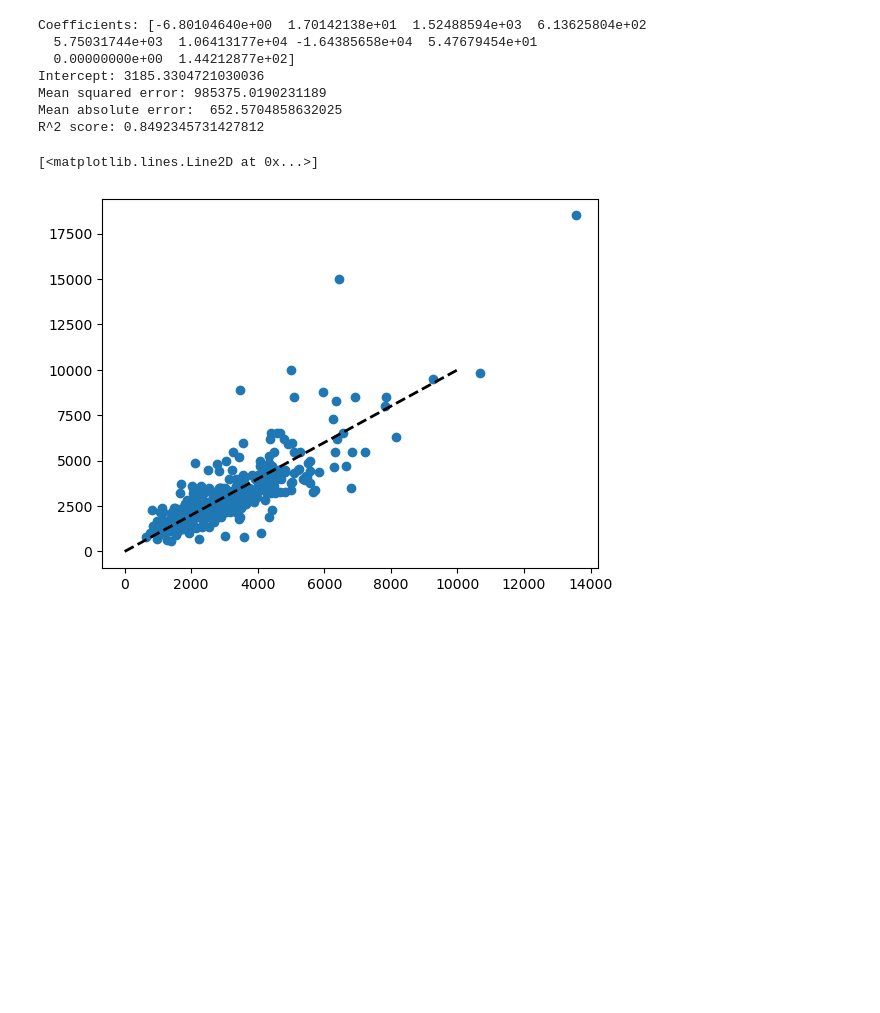
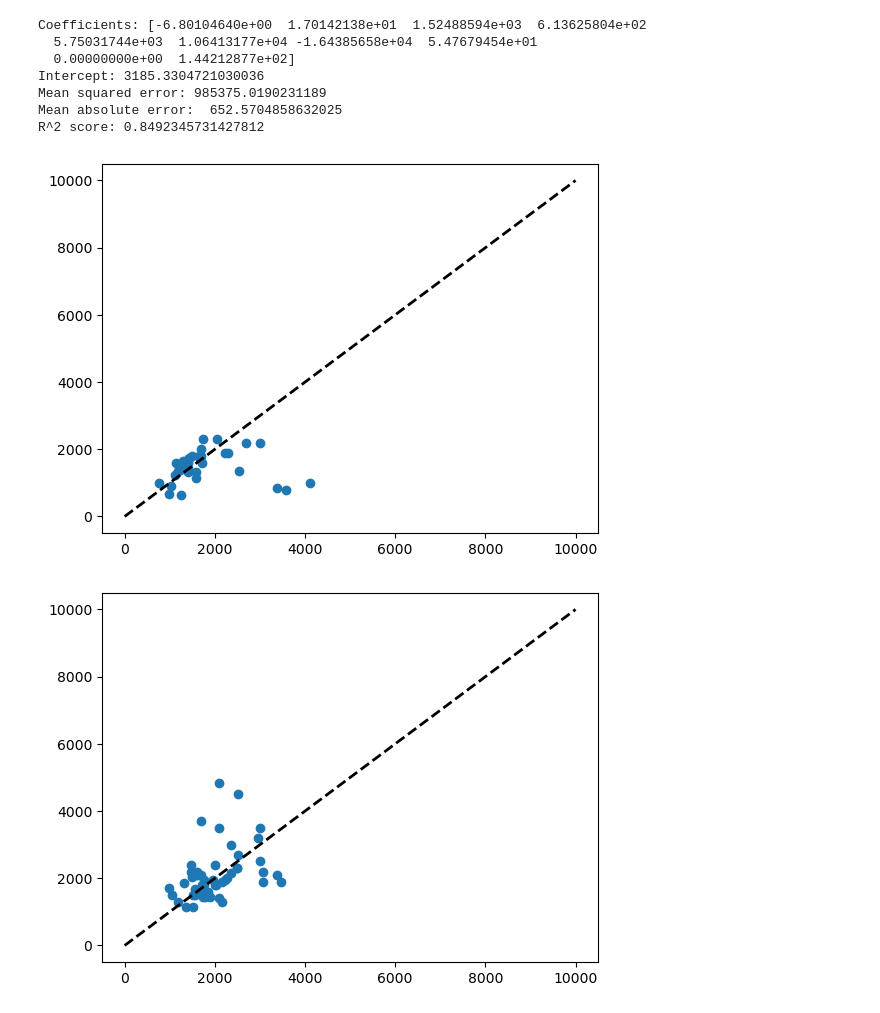
Before and after one commit to drago9773/stoebebirch, a Jupyter notebook: rent_prediction_exploration/rent_prediction_exploration.ipynb, the cells around one changed output. Drawn from its saved outputs; the diff is of its cells as text; code cells hidden in the pictures; blank space fills up the shorter version.

```diff
--- a/rent_prediction_exploration/rent_prediction_exploration.ipynb
+++ b/rent_prediction_exploration/rent_prediction_exploration.ipynb
@@ -288,7 +311,7 @@ median_income['GEO_ID'] = median_income['GEO_ID'].astype(str)
 # Extracting everything after "US" and storing it in a new column 'cbg_geoid'
 median_income['cbg_geoid'] = median_income['GEO_ID'].str.extract('US(\d+)')
 
-df['cbg_geoid'] = df['cbg_geoid'].astype(str)
+median_income['B19013_001E'] = median_income['B19013_001E'].str.replace(',','+').str.replace('+','').str.replace('-','').astype(float)
 
 # Joining df with median_income on the 'cbg_geoid' column
 df_with_income = df.join(median_income.set_index('cbg_geoid'), on='cbg_geoid', how='inner')
@@ -300,8 +323,6 @@ df_with_income = df.join(median_income.set_index('cbg_geoid'), on='cbg_geoid', h
 features = ["B19013_001E"]
 target = "Max Rent Price"
 
-
-# display(df_with_income)
 
 correlation = df_with_income["Max Rent Price"].corr(df_with_income["B19013_001E"])
 
@@ -350,13 +392,11 @@ Length: 146, dtype: object
 # %%
-# Features and target
-features = ["Max Beds", "Max Baths", "Max Square Feet", "D5AR", "CBSA_EMP", "CBSA_POP", "CBSA_WRK", "R_PCTLOWWAGE", "is_seattle", "B19013_001E"]
-target = "Max Rent Price"
+
 
 # Add a column to indicate whether each row has missing values
 df_with_demo_income['Used In Model'] = ~df_with_demo_income[features + [target]].isnull().any(axis=1)
 
 # Filter out rows with missing values in features or target
-filtered_df = df_with_demo_income.dropna(subset=features + [target])
+filtered_df = df_with_demo_income[df_with_demo_income["City"] != "Seattle"].dropna(subset=features + [target])
 
 # Prepare the feature matrix (X) and target vector (y)
 X = filtered_df[features]
@@ -517,10 +557,20 @@ Intercept: 3185.3304721030036
 Mean squared error: 985375.0190231189
 Mean absolute error:  652.5704858632025
 R^2 score: 0.8492345731427812
+# %%
+val_df = df_with_demo_income[features + [target] + ['Predicted Max Rent Price', 'URL']]
+val_df = val_df.dropna(subset=['Predicted Max Rent Price', 'Max Rent Price'])
+
+# Calculate the error
+val_df["error"] = val_df["Predicted Max Rent Price"] - val_df["Max Rent Price"]
 # %%
-plt.scatter(df_with_demo_income["Predicted Max Rent Price"], df_with_demo_income["Max Rent Price"])
+bed_counts = [1, 2, 3,4, 5]
 
-plt.plot([0, 10000], [0, 10000], 'k--', lw=2, label='y = x (Perfect Fit)')
+for beds in bed_counts:
+    df_plot = val_df[df_with_demo_income["Max Beds"] == beds]
+    plt.scatter(df_plot["Predicted Max Rent Price"], df_plot["Max Rent Price"])
+    plt.plot([0, 10000], [0, 10000], 'k--', lw=2, label='y = x (Perfect Fit)')
+    plt.show()
 # %% [output]
-[<matplotlib.lines.Line2D at 0x...>]
-[figure, old version]
+[figure, new version]
+[figure, added]
```
Also changed, not shown: parts of 13 cells of this notebook, 1 other file.
